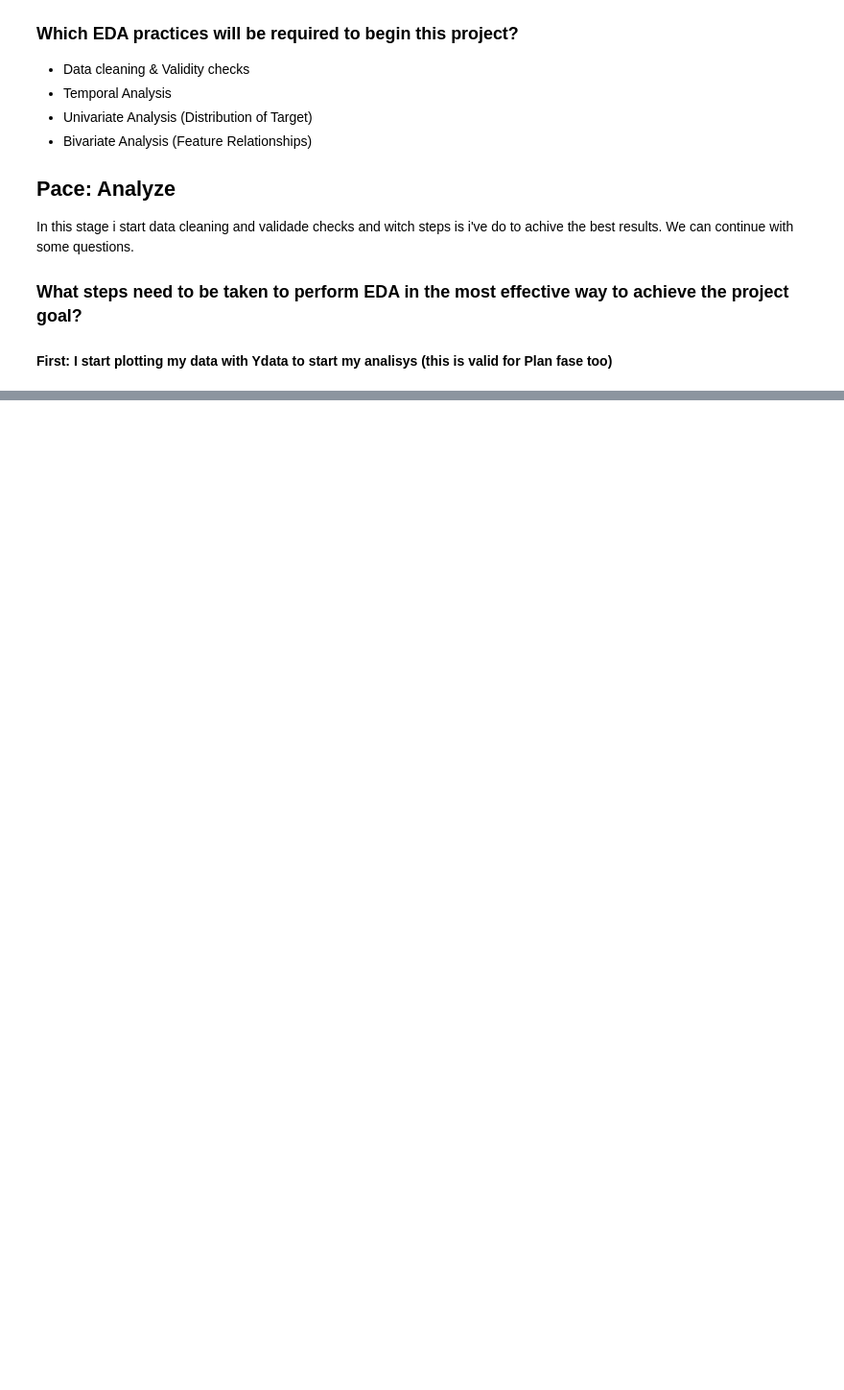
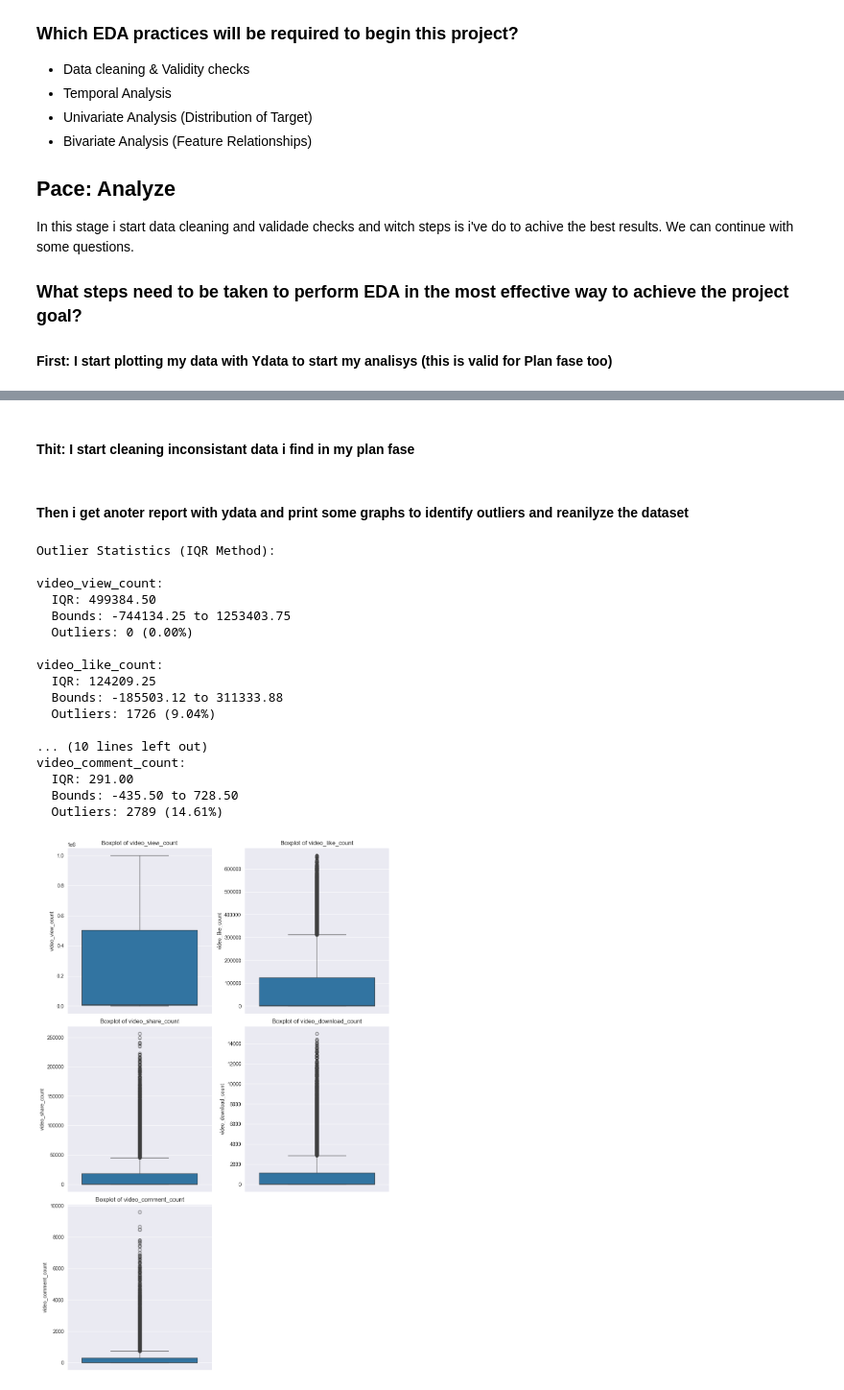
Before and after one commit to SamuelMota321/Google-Advanced-Data-Analytics, a Jupyter notebook: tiktok/tiktok_dataset.ipynb, the cells around one changed output, grey strips where cells are left out. Shown at 96% size. Drawn from its saved outputs; the diff is of its cells as text; code cells hidden in the pictures; blank space fills up the shorter version.

```diff
--- a/tiktok/tiktok_dataset.ipynb
+++ b/tiktok/tiktok_dataset.ipynb
@@ -53,0 +64,61 @@ profile_taxi.to_file("tiktok_analysis.html")
+# %% [markdown]
+#### Thit: I start cleaning inconsistant data i find in my plan fase
+# %%
+df_titok.dropna(subset=['video_transcription_text'], inplace=True)
+# %% [markdown]
+#### Then i get anoter report with ydata and print some graphs to identify outliers and reanilyze the dataset
+# %%
+cols_to_check = ['video_view_count', 'video_like_count', 'video_share_count', 'video_download_count', 'video_comment_count']
+
+# 1. Visualization: Boxplots
+plt.figure(figsize=(10, 15))
+for i, col in enumerate(cols_to_check):
+    plt.subplot(3, 2, i+1)
+    sns.boxplot(y=df_titok[col])
+    plt.title(f'Boxplot of {col}')
+plt.tight_layout()
+plt.savefig('outlier_boxplots.png')
+
+outlier_stats = {}
+for col in cols_to_check:
+    Q1 = df_titok[col].quantile(0.25)
+    Q3 = df_titok[col].quantile(0.75)
+    IQR = Q3 - Q1
+    lower_bound = Q1 - 1.5 * IQR
+    upper_bound = Q3 + 1.5 * IQR
+
+    outliers = df_titok[(df_titok[col] < lower_bound) | (df_titok[col] > upper_bound)]
+    outlier_stats[col] = {
+        'IQR': IQR,
+        'Lower Bound': lower_bound,
+        'Upper Bound': upper_bound,
+        'Num Outliers': len(outliers),
+        'Percentage': (len(outliers) / len(df_titok)) * 100
+    }
+
+# Print stats
+print("Outlier Statistics (IQR Method):")
+for col, stats in outlier_stats.items():
+    print(f"\n{col}:")
+    print(f"  IQR: {stats['IQR']:.2f}")
+    print(f"  Bounds: {stats['Lower Bound']:.2f} to {stats['Upper Bound']:.2f}")
+    print(f"  Outliers: {stats['Num Outliers']} ({stats['Percentage']:.2f}%)")
+# %% [output]
+Outlier Statistics (IQR Method):
+
+video_view_count:
+  IQR: 499384.50
+  Bounds: -744134.25 to 1253403.75
+  Outliers: 0 (0.00%)
+
+video_like_count:
+  IQR: 124209.25
+  Bounds: -185503.12 to 311333.88
+  Outliers: 1726 (9.04%)
+
+... (10 lines left out)
+video_comment_count:
+  IQR: 291.00
+  Bounds: -435.50 to 728.50
+  Outliers: 2789 (14.61%)
+[figure, added]
```
Also changed, not shown: parts of 1 cell of this notebook, 4 other files.
